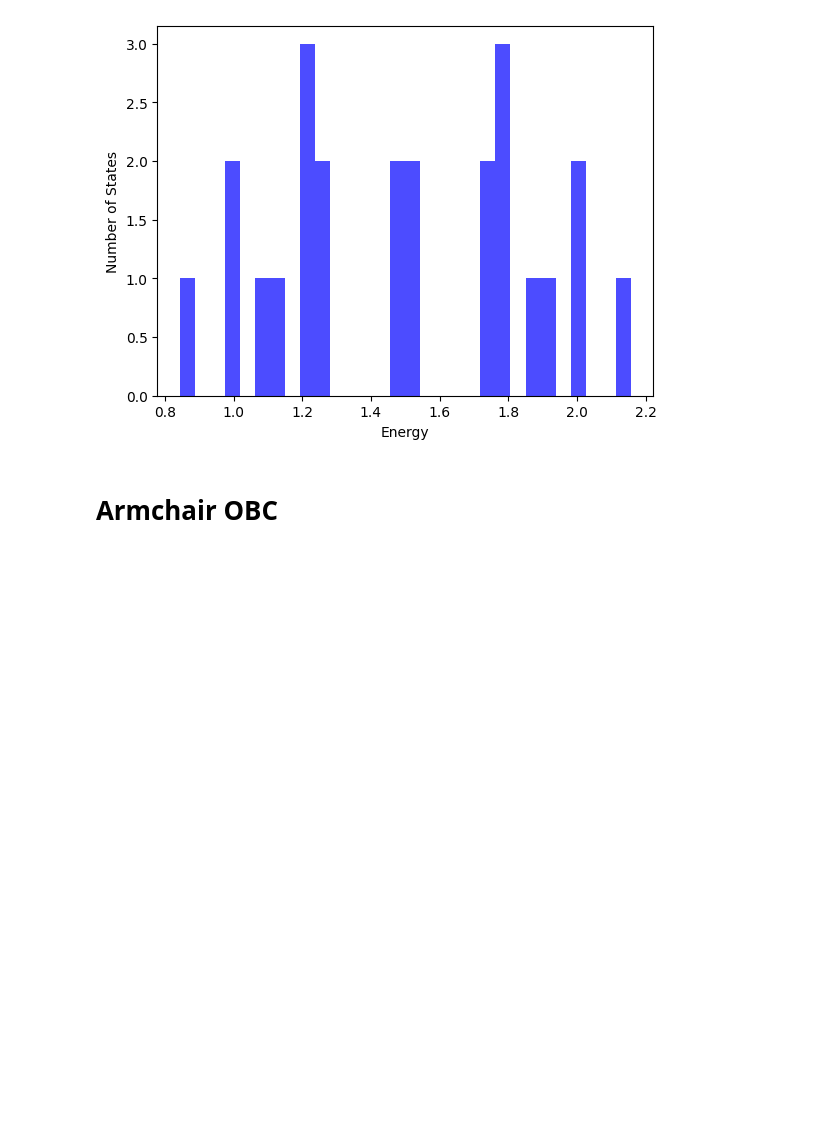
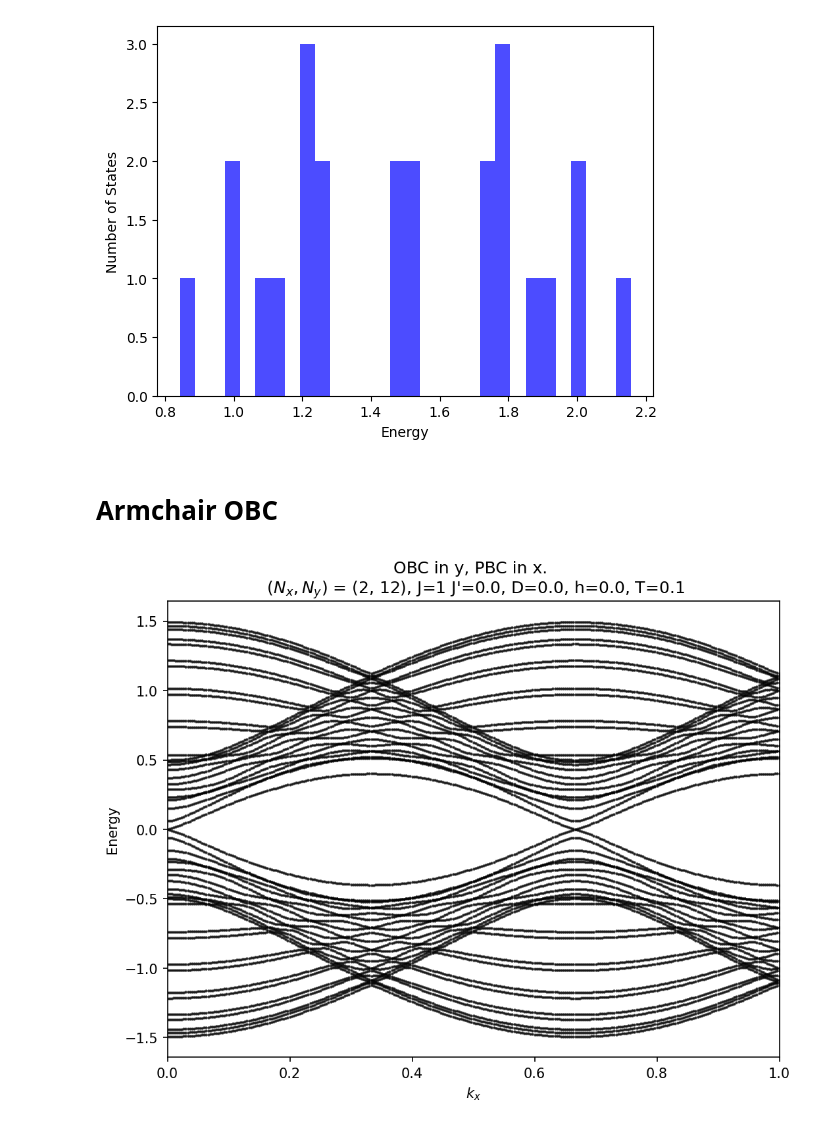
Before and after one commit to AAAAmos/Honeycomb-edge-states, a Jupyter notebook: cylinder.ipynb, the cells around one changed output. Cells and saved outputs as stored; diff of their text form; code cells hidden in the pictures; blank space fills up the shorter version.

```diff
--- a/cylinder.ipynb
+++ b/cylinder.ipynb
@@ -596,3 +1012,29 @@ for k in spec:
     Erp.append(np.real(E))
 Er = np.array(Erp)
 bands = np.array([spec] * len(E))/k1
+# %%
+fig, ax = plt.subplots(figsize=(8,6), dpi=150)
+
+for i in range(len(E)):
+    # j = i/N
+    c = ['r', 'g', 'b', 'c']
+    marks = ['o', 'D', 's']
+    # colormap viridis
+    # ax.scatter(bands[i, :], Er[:,i], color=plt.cm.hsv(j), s=10, alpha=0.8, marker=f'{marks[i%3]}')
+    ax.scatter(bands[i, :], Er[:,i],
+        # color=f'{c[i%4]}', s=5, alpha=0.7, marker=f'{marks[i%3]}')
+        color='k', s=5, alpha=0.7, marker='.')
+
+ax.set_xlabel('$k_x$')
+ax.set_ylabel('Energy')
+ax.set_xlim(0, 1)
+# ax.set_xlim(0.5, 1.5)
+# ax.set_ylim(-0.7, 0.7)
+title = f"OBC in y, PBC in x. \n $(N_x, N_y)$ = ({n}, {m}), J={j} J'={J}, D={D}, h={h}, T={T}"
+ax.set_title(title)
+
+# plt.savefig(f'./louvre/cylinder_n{n}_m{m}_J{j}_Jp{J}_D{D}_h{h}_T{T}_{bc[0]}{bc[1]}.png', dpi=100)
+
+plt.show()
+# %% [output]
+[figure, added]
```
Also changed, not shown: parts of 14 cells of this notebook, 1 other file.
